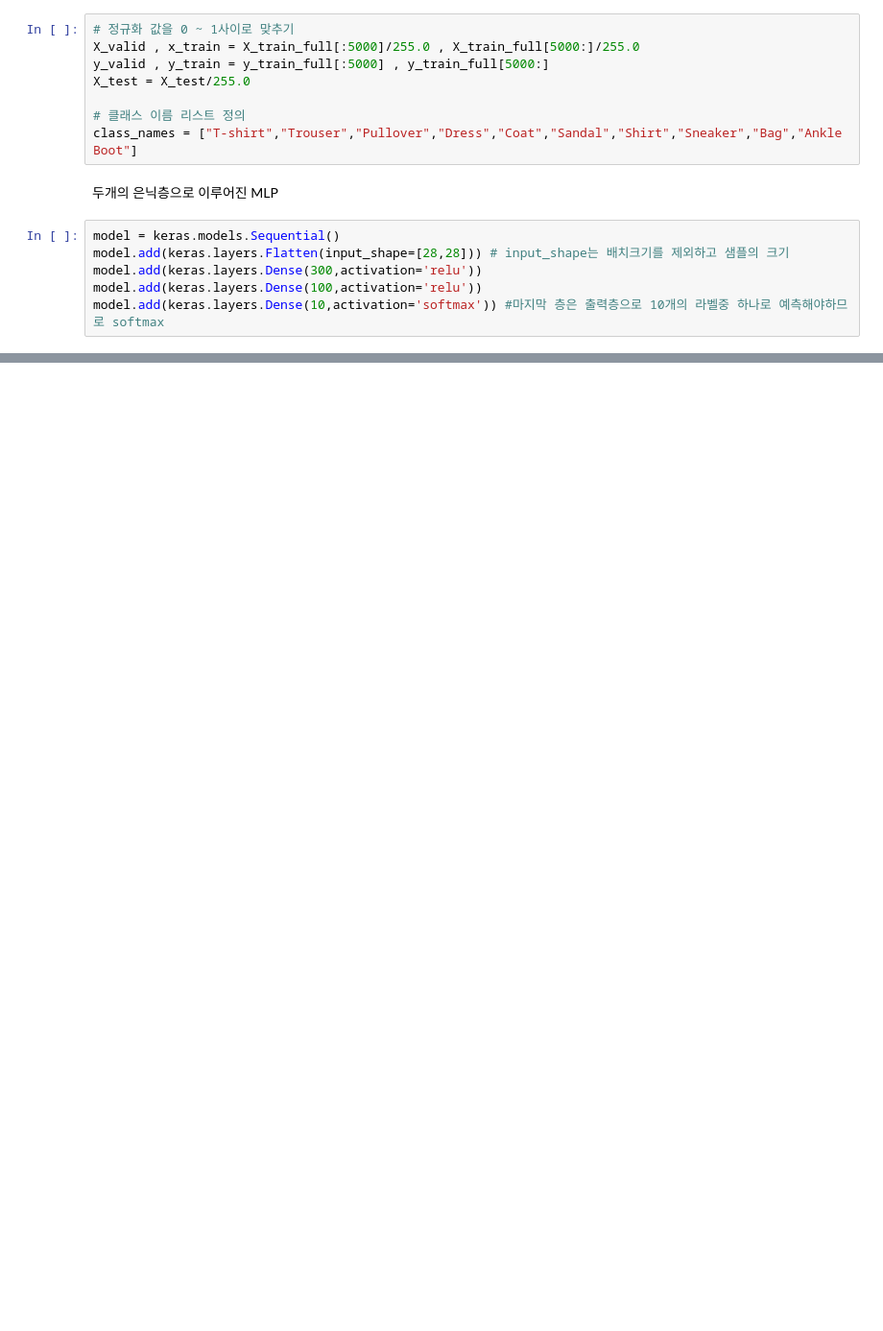
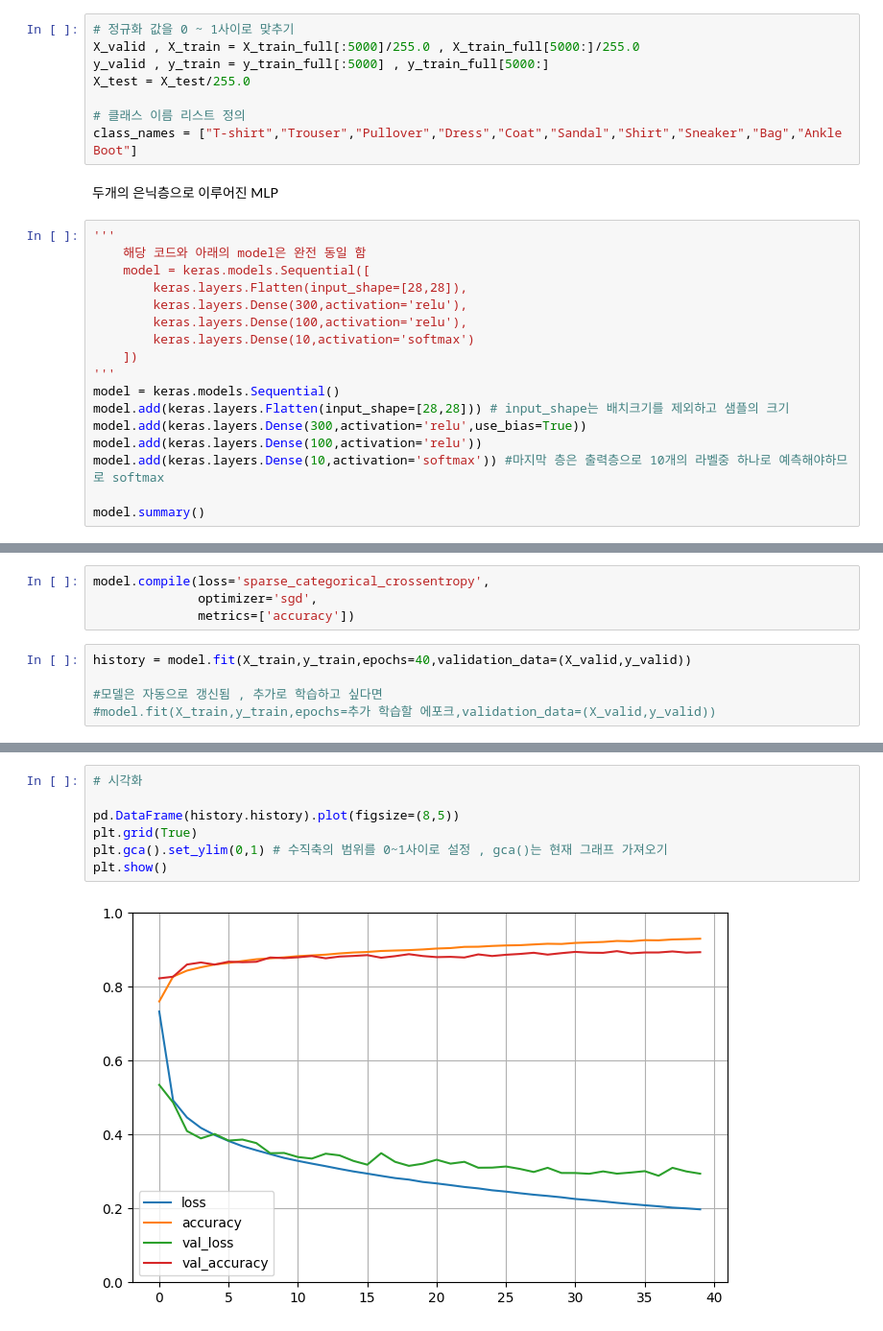
Before and after one commit to mindang/sandbox, a Jupyter notebook: Hand-on-ML/CH10-tf.ipynb, the cells around one changed output, grey strips where cells are left out. Shown at 96% size. Drawn from its saved outputs; the diff is of its cells as text; blank space fills up the shorter version.

```diff
--- a/Hand-on-ML/CH10-tf.ipynb
+++ b/Hand-on-ML/CH10-tf.ipynb
@@ -43,7 +50,7 @@ fashion_mnist = keras.datasets.fashion_mnist
 (X_train_full , y_train_full) , (X_test , y_test) = fashion_mnist.load_data()
 # %%
 # 정규화 값을 0 ~ 1사이로 맞추기
-X_valid , x_train = X_train_full[:5000]/255.0 , X_train_full[5000:]/255.0
+X_valid , X_train = X_train_full[:5000]/255.0 , X_train_full[5000:]/255.0
 y_valid , y_train = y_train_full[:5000] , y_train_full[5000:]
 X_test = X_test/255.0
 
@@ -52,8 +59,19 @@ class_names = ["T-shirt","Trouser","Pullover","Dress","Coat","Sandal","Shirt","S
 # %% [markdown]
 두개의 은닉층으로 이루어진 MLP
 # %%
+'''
+    해당 코드와 아래의 model은 완전 동일 함
+    model = keras.models.Sequential([
+        keras.layers.Flatten(input_shape=[28,28]),
+        keras.layers.Dense(300,activation='relu'),
+        keras.layers.Dense(100,activation='relu'),
+        keras.layers.Dense(10,activation='softmax')
+    ])
+'''
 model = keras.models.Sequential()
 model.add(keras.layers.Flatten(input_shape=[28,28])) # input_shape는 배치크기를 제외하고 샘플의 크기
-model.add(keras.layers.Dense(300,activation='relu'))
+model.add(keras.layers.Dense(300,activation='relu',use_bias=True))
 model.add(keras.layers.Dense(100,activation='relu'))
 model.add(keras.layers.Dense(10,activation='softmax')) #마지막 층은 출력층으로 10개의 라벨중 하나로 예측해야하므로 softmax
+
+model.summary()
@@ -59,0 +122,9 @@ model.add(keras.layers.Dense(10,activation='softmax')) #마지막 층은 출력
+# %%
+model.compile(loss='sparse_categorical_crossentropy',
+              optimizer='sgd',
+              metrics=['accuracy'])
+# %%
+history = model.fit(X_train,y_train,epochs=40,validation_data=(X_valid,y_valid))
+
+#모델은 자동으로 갱신됨 , 추가로 학습하고 싶다면
+#model.fit(X_train,y_train,epochs=추가 학습할 에포크,validation_data=(X_valid,y_valid))
@@ -59,0 +149,9 @@ model.add(keras.layers.Dense(10,activation='softmax')) #마지막 층은 출력
+# %%
+# 시각화
+
+pd.DataFrame(history.history).plot(figsize=(8,5))
+plt.grid(True)
+plt.gca().set_ylim(0,1) # 수직축의 범위를 0~1사이로 설정 , gca()는 현재 그래프 가져오기
+plt.show()
+# %% [output]
+[figure, added]
```
Also changed, not shown: parts of 15 cells of this notebook, 10 other files.
